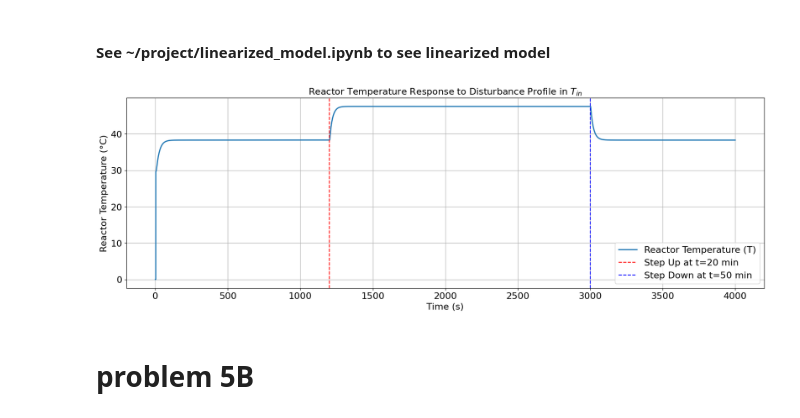
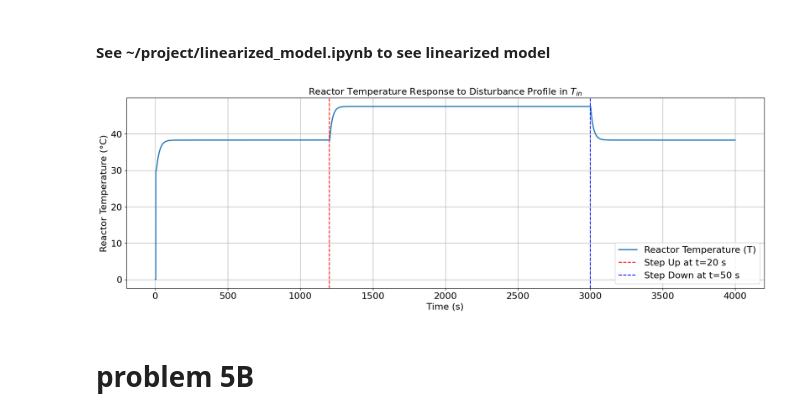
Before and after one commit to rahilisashaik/cbe_162, a Jupyter notebook: project/162_project.ipynb, the cells around one changed output. Cells and saved outputs as stored; diff of their text form; code cells hidden in the pictures.

```diff
--- a/project/162_project.ipynb
+++ b/project/162_project.ipynb
@@ -573,7 +573,7 @@ plt.show()
 # %% [markdown]
 #### See ~/project/linearized_model.ipynb to see linearized model
 # %%
-def dynamic_model_with_step_T(time, x0):
+def dynamic_model_with_disturbance_T(time, x0):
     result_sp = set_point(time, x0)
     result = np.zeros((7, T_DELAY * (T_POINT - 1)))
 
@@ -599,23 +599,23 @@ def dynamic_model_with_step_T(time, x0):
 x0 = [1000.0, 0.90467678228155, 12.51524128083789, 29.73892382828279, 3.10695341758232, 29.57321214183856, 27.05393890970931]
 t_final = 4000
 
-t_step, result_step, result_sp = dynamic_model_with_step_T([0, t_final], x0)
+t_step, result_step, result_sp = dynamic_model_with_disturbance_T([0, t_final], x0)
 T_step = result_step[5, :]
 # %%
 indices = [i for i in range(len(T_step))]
 
 plt.figure(figsize=(20, 6))
 plt.plot(t_step, T_step, label="Reactor Temperature (T)", linewidth=2)
-plt.axvline(1200, color='red', linestyle='--', label="Step Up at t=20 min")
-plt.axvline(3000, color='blue', linestyle='--', label="Step Down at t=50 min")
+plt.axvline(1200, color='red', linestyle='--', label="Step Up at t=20 s")
+plt.axvline(3000, color='blue', linestyle='--', label="Step Down at t=50 s")
 plt.title("Reactor Temperature Response to Disturbance Profile in $T_{in}$")
 plt.xlabel("Time (s)")
 plt.ylabel("Reactor Temperature (°C)")
 plt.legend()
 plt.grid(True)
 plt.show()
 # %% [output]
-[figure, old version]
+[figure, new version]
 # %% [markdown]
 # problem 5B
 # %%
```
Also changed, not shown: parts of 15 cells of this notebook, 2 other files.
